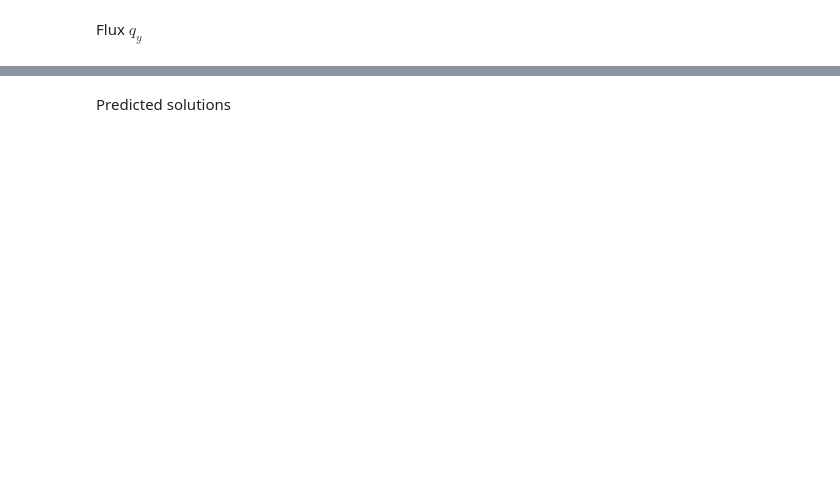
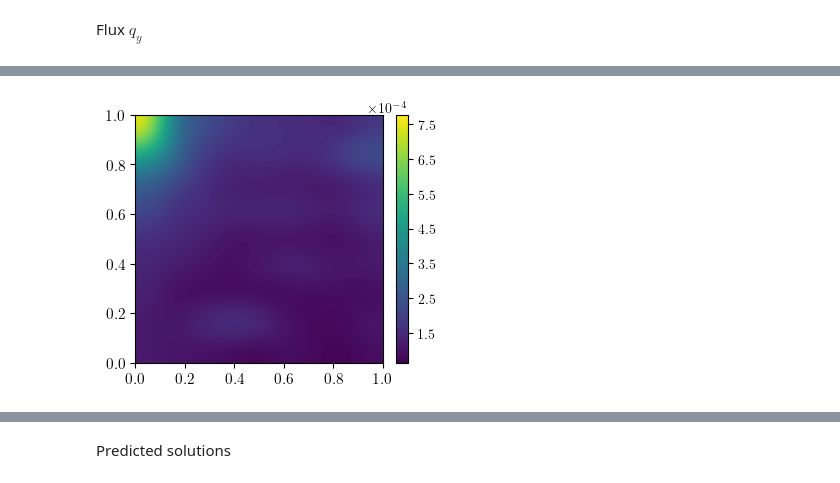
Before and after one commit to rmunozTMELab/PGNNIV-to-Continuum-Problems, a Jupyter notebook: src/nb/results_analysis/PGNNIV_nonlinear_problem_results_analysis.ipynb, the cells around one changed output, grey strips where cells are left out. Saved outputs shown, nothing was run; the diff lists cells and outputs as text; code cells hidden in the pictures; blank space fills up the shorter version.

```diff
--- a/src/nb/results_analysis/PGNNIV_nonlinear_problem_results_analysis.ipynb
+++ b/src/nb/results_analysis/PGNNIV_nonlinear_problem_results_analysis.ipynb
@@ -341,24 +375,26 @@ relative_error_stats(validation=validation_qy, prediction=predicted_qy)
 # %%
 plt.figure(figsize=(height*1.2, height))
 
 # Plot of the image
 plt.imshow(qy_diff, interpolation='bicubic', extent=[0, 1, 0, 1])
 
 # Colorbar and axis configuration
 cbar = plt.colorbar(fraction=0.046, pad=0.04)
 cbar.formatter = ScalarFormatter(useMathText=True)
 cbar.formatter.set_powerlimits((0, 0))
 cbar.update_ticks()
 ticks = cbar.get_ticks()
-new_ticks = (ticks + 0.000005)
+new_ticks = (ticks + 0.00005)
 cbar.set_ticks(new_ticks[1:-1])
 
 # Other parameters
 plt.tick_params(axis='both', which='major', labelsize=tick_fontsize)
 plt.tight_layout()
 
 # Show the image
 plt.show()
+# %% [output]
+[figure, added]
 # %%
 validation_solution_tensor = Mx(My(tf.convert_to_tensor(validation_solution, dtype=tf.float32)))
 predicted_solution_tensor = Mx(My(tf.convert_to_tensor(predicted_solution, dtype=tf.float32)))
```
Also changed, not shown: parts of 17 cells of this notebook.
